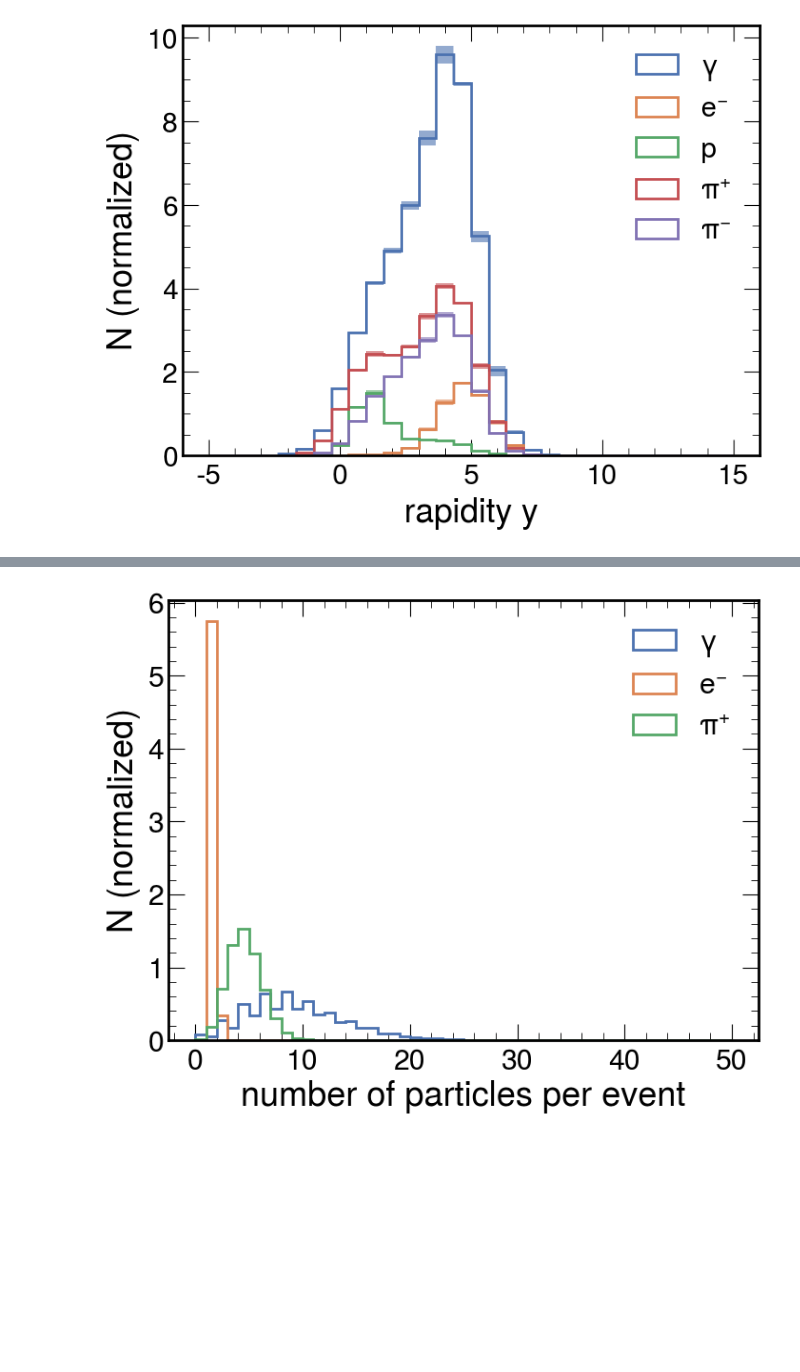
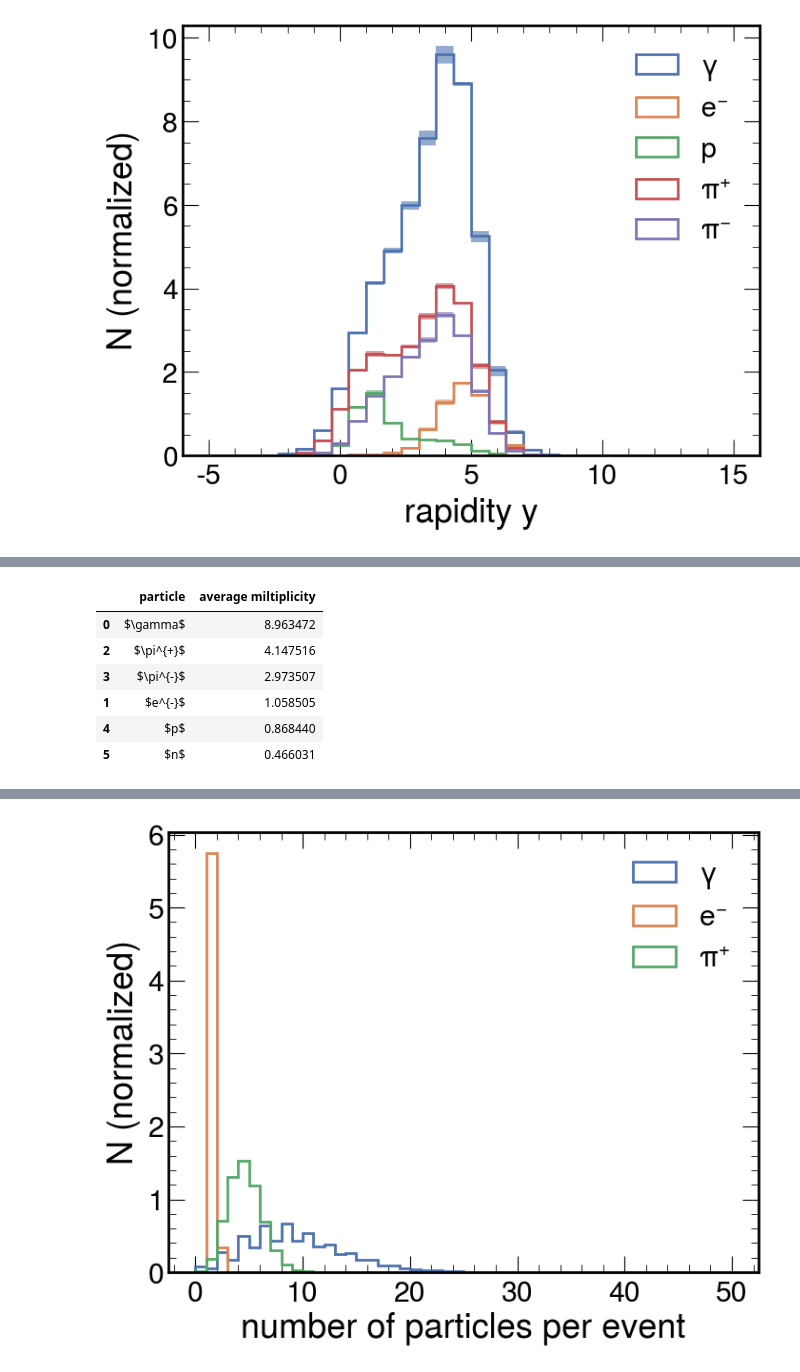
Before and after one commit to camilapramos/nuDIS, a Jupyter notebook: notebooks/plots.ipynb, the cells around one changed output, grey strips where cells are left out. Saved outputs shown, nothing was run; the diff lists cells and outputs as text; code cells hidden in the pictures; blank space fills up the shorter version.

```diff
--- a/notebooks/plots.ipynb
+++ b/notebooks/plots.ipynb
@@ -216,0 +243,10 @@ Total number of generated events: 9997
+# %%
+avg_multi_df
+# %% [output]
+|  | particle | average miltiplicity |
+| 0 | $\gamma$ | 8.963472 |
+| 2 | $\pi^{+}$ | 4.147516 |
+| 3 | $\pi^{-}$ | 2.973507 |
+| 1 | $e^{-}$ | 1.058505 |
+| 4 | $p$ | 0.868440 |
+| 5 | $n$ | 0.466031 |
```
Also changed, not shown: parts of 9 cells of this notebook, 3 other files.
